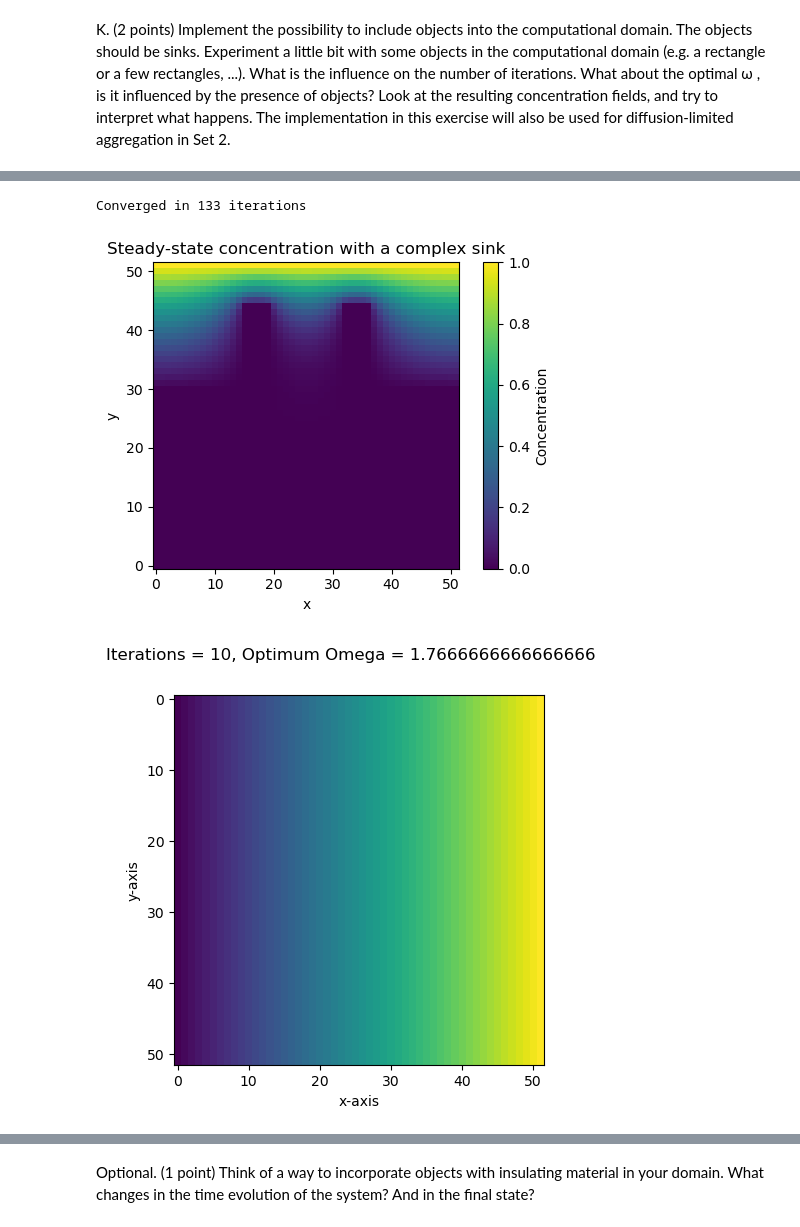
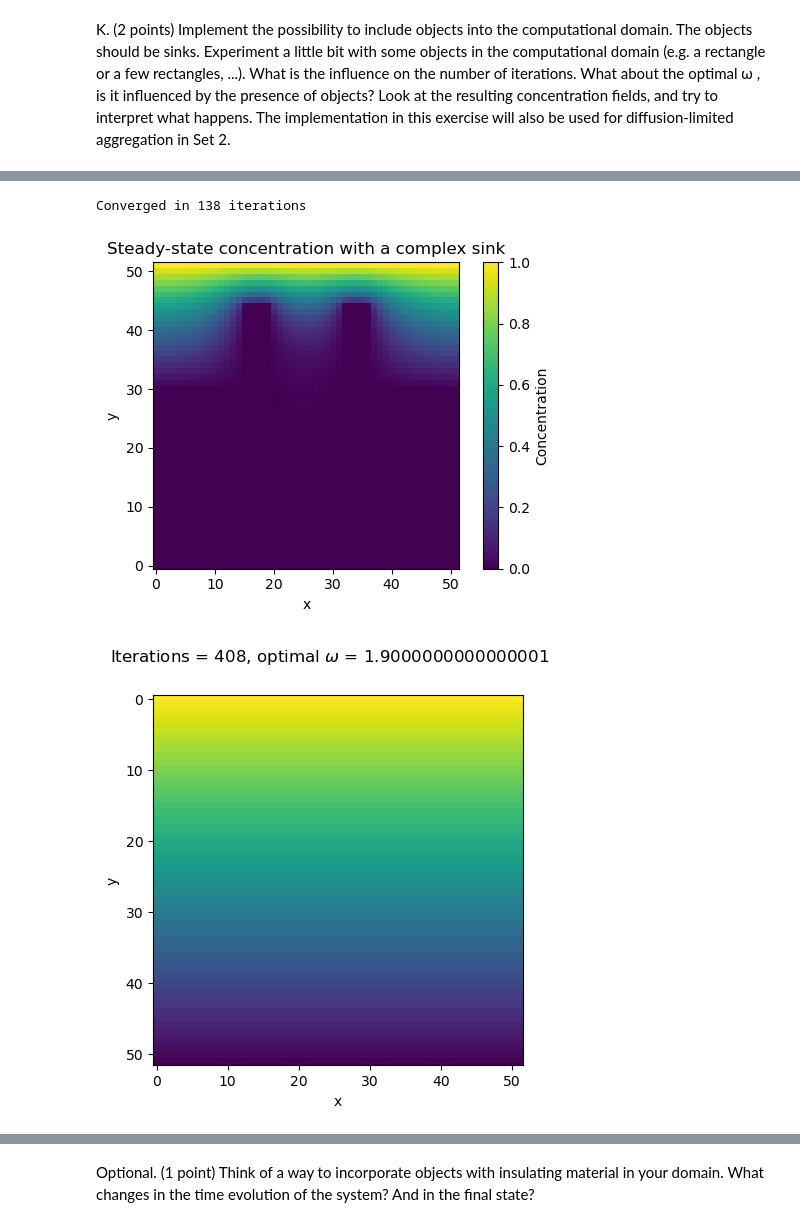
Before and after one commit to jonas4climate/modelling-natural-processes, a Jupyter notebook: Set1_incomplete.ipynb, the cells around one changed output, grey strips where cells are left out. Cells and saved outputs as stored; diff of their text form; code cells hidden in the pictures.

```diff
--- a/Set1_incomplete.ipynb
+++ b/Set1_incomplete.ipynb
@@ -720,9 +720,10 @@ by the presence of objects? Look at the resulting concentration fields, and try
 interpret what happens. The implementation in this exercise will also be used for
 diffusion-limited aggregation in Set 2.
 # %%
+@jit(nopython=True, parallel=True)
 def update_with_sink(c, Nx, omega, objects):
     c_new = c.copy()
-    for i in range(1, Nx+1):
+    for i in prange(1, Nx+1):
         for j in range(1, Nx+1):
             if objects[i, j] == 0:  # Check if the point is not part of an object
                 c_new[i, j] = (1 - omega) * c[i, j] + (omega / 4) * (
@@ -738,10 +739,10 @@ def update_with_sink(c, Nx, omega, objects):
 
     return c_new
 
-
+@jit(nopython=True, parallel=True)
 def update_with_insulation(c, Nx, omega, objects):
     c_new = c.copy()
-    for i in range(1, Nx):
+    for i in prange(1, Nx):
         for j in range(1, Nx):
             if objects[i, j] == 0:  # Not part of an object
                 contributions = []
@@ -855,17 +856,17 @@ c, _, _ = solve_laplace_with_objects(
 plot_laplace_grid(
     c, 'Steady-state concentration with a complex sink', 'sink_complex_object')
 # %% [output]
-Converged in 133 iterations
+Converged in 138 iterations
 [figure]
 # %%
 def find_best_omega(omega_values, objects, Nx=50, epsilon=1e-6, max_iterations=5_000, object_type='sink'):
     """Finds the best relaxation parameter omega for SOR"""
-    c = np.zeros((Nx+2, Nx+2))
-    c[:, -1] = 1
 
     best_omega = 0
     min_iterations = max_iterations
-    for omega in tqdm(omega_values, desc=f'Finding best omegas', unit='batch'):
+    for omega in range(omega_values):
+        c = np.zeros((Nx+2, Nx+2))
+        c[:, -1] = 1
         c, iterations, converged = solve_laplace_with_objects(c, Nx, omega, objects, epsilon, max_iterations, object_type=object_type, show_output=False)
         if converged and iterations < min_iterations:
             min_iterations = iterations
@@ -875,38 +876,33 @@ def find_best_omega(omega_values, objects, Nx=50, epsilon=1e-6, max_iterations=5
             # print(f"Did not converge with {omega}")
     return c_converged, best_omega, min_iterations
 # %%
+# Temporary lists to store results
+rel_areas = []
+best_omegas = []
+iters_list = []
+
 fig, ax = plt.subplots()
 img = ax.imshow(c, interpolation='nearest')
 
-def init():
-    c = np.zeros((Nx+2, Nx+2))
-    c[:, -1] = 1
-    img.set_data(c)
+Nt = 30
+
+def simulate_and_animate(m):
+    omega_range = np.linspace(0.5, 2.0, 16)
+
+    # Barrier object
+    objects = np.zeros((Nx+2, Nx+2), dtype=int)
+    objects[((Nt-m)*Nx//Nt):Nx, (Nx//Nt):Nx] = 1
+
+    c_sink, best_omega, iters = find_best_omega(omega_range, objects, Nx, epsilon, max_iterations=1000, object_type='sink')
+    best_omegas.append(best_omega)
+    iters_list.append(iters)
+    fig.suptitle(f"Iterations = {iters}, optimal $\\omega$ = {best_omega}")
+    img.set_data(np.rot90(c_sink, 1))
+    plt.xlabel("x")
+    plt.ylabel("y")
     return [img]
 
-def animate(m):
-    omega_range = np.linspace(1.6, 1.9, 10)
-    objects = np.zeros((Nx+2, Nx+2), dtype=int)
-    objects[(10-m)*Nx//10:Nx, 9*Nx//10:Nx] = 1
-    c_sink, best_omega, iters = find_best_omega(omega_range, objects, Nx, epsilon, max_iterations=1000, object_type='sink')
-    fig.suptitle(f"Iterations = {iters}, Optimum Omega = {best_omega}")
-    img.set_data(c_sink)
-    plt.xlabel("x-axis")
-    plt.ylabel("y-axis")
-    return [img]
-
-# anim = FuncAnimation(fig, animate, frames=100, interval=1000//60, blit=True, repeat=True)
-
-# Plotting
-# plt.imshow(np.rot90(c, 3), interpolation='nearest', origin='lower')
-# plt.colorbar(label='Concentration')
-# plt.title('Steady-State Concentration with an Object')
-# plt.xlabel('x')
-# plt.ylabel('y')
-# plt.savefig("media/simple_object.jpg")
-# plt.show()
-
-anim = FuncAnimation(fig, animate, frames=10, interval=500)
+anim = FuncAnimation(fig, simulate_and_animate, frames=Nt, interval=250)
 anim.save("media/sink_object_dynamic_best_omega.gif")
 # %% [output]
-[figure, old version]
+[figure, new version]
```
Also changed, not shown: parts of 2 cells of this notebook, 2 other files.
